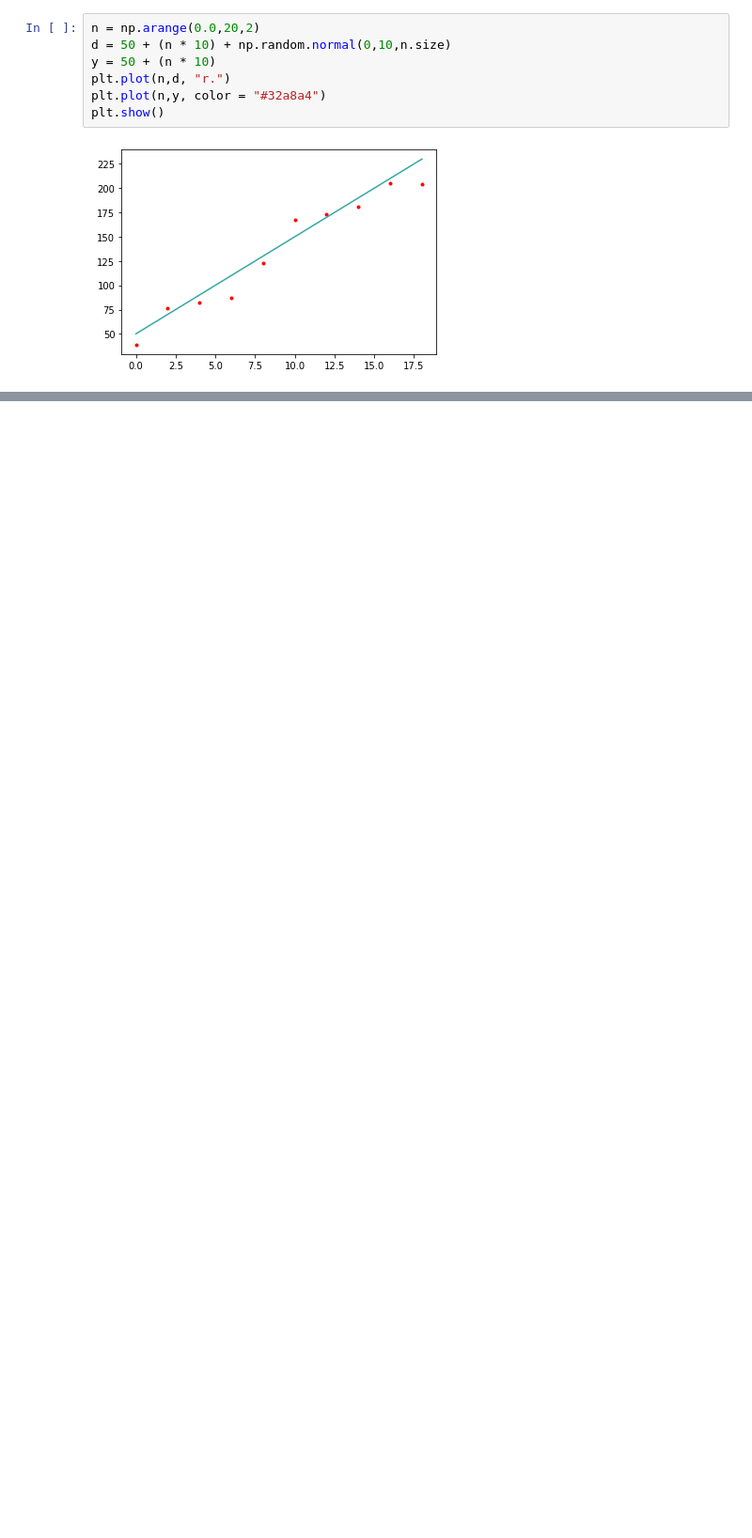
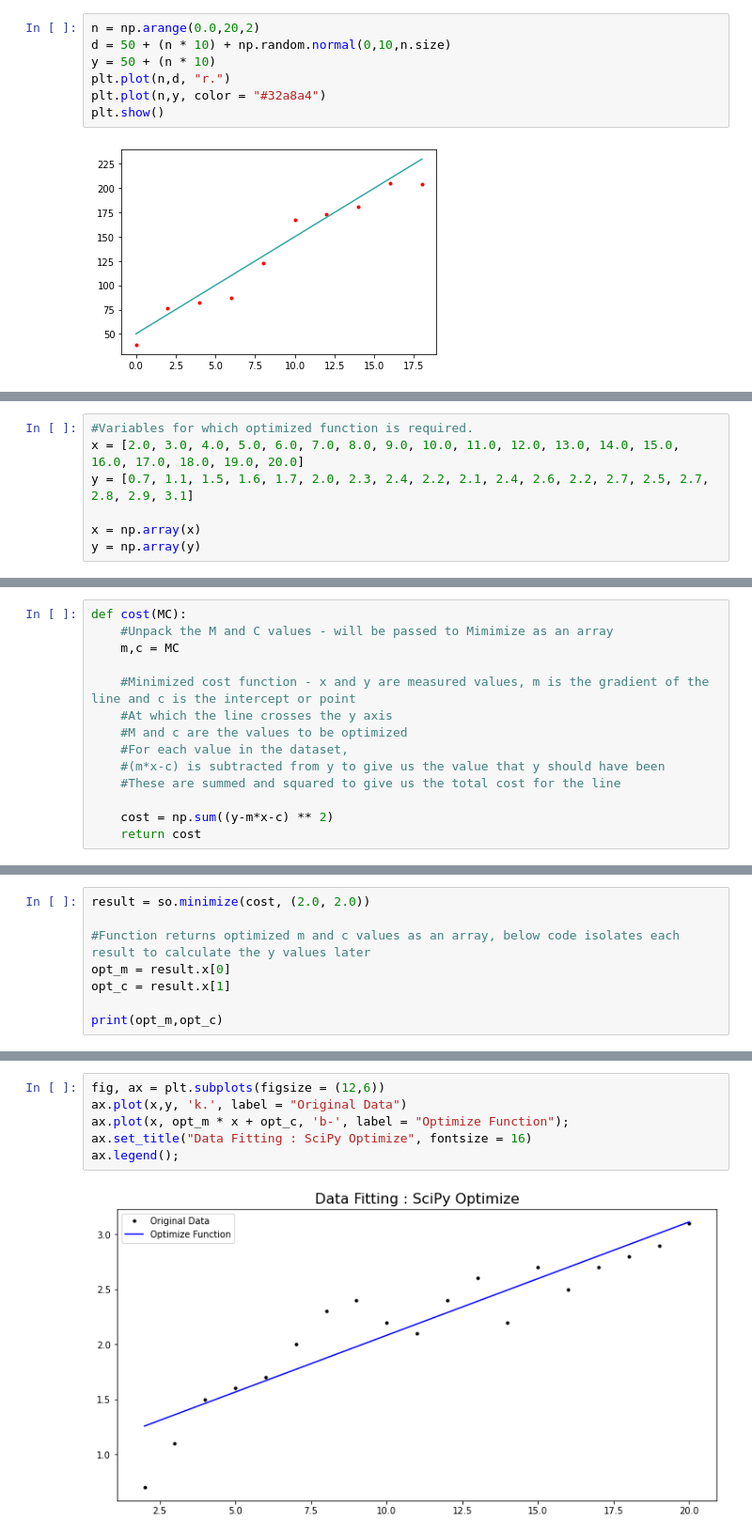
Before and after one commit to katemcg93/ML_Stats, a Jupyter notebook: Topic 2 - Models.ipynb, the cells around one changed output, grey strips where cells are left out. Shown at 94% size. Saved outputs shown, nothing was run; the diff lists cells and outputs as text; blank space fills up the shorter version.

```diff
--- a/Topic 2 - Models.ipynb
+++ b/Topic 2 - Models.ipynb
@@ -132,0 +153,7 @@ Minimizing a formula using differentiation involves taking the first derivative
+# %%
+#Variables for which optimized function is required.
+x = [2.0, 3.0, 4.0, 5.0, 6.0, 7.0, 8.0, 9.0, 10.0, 11.0, 12.0, 13.0, 14.0, 15.0, 16.0, 17.0, 18.0, 19.0, 20.0]
+y = [0.7, 1.1, 1.5, 1.6, 1.7, 2.0, 2.3, 2.4, 2.2, 2.1, 2.4, 2.6, 2.2, 2.7, 2.5, 2.7, 2.8, 2.9, 3.1]
+
+x = np.array(x)
+y = np.array(y)
@@ -132,0 +168,14 @@ Minimizing a formula using differentiation involves taking the first derivative
+# %%
+def cost(MC):
+    #Unpack the M and C values - will be passed to Mimimize as an array
+    m,c = MC
+
+    #Minimized cost function - x and y are measured values, m is the gradient of the line and c is the intercept or point
+    #At which the line crosses the y axis
+    #M and c are the values to be optimized
+    #For each value in the dataset,
+    #(m*x-c) is subtracted from y to give us the value that y should have been
+    #These are summed and squared to give us the total cost for the line
+
+    cost = np.sum((y-m*x-c) ** 2)
+    return cost
@@ -132,0 +184,8 @@ Minimizing a formula using differentiation involves taking the first derivative
+# %%
+result = so.minimize(cost, (2.0, 2.0))
+
+#Function returns optimized m and c values as an array, below code isolates each result to calculate the y values later
+opt_m = result.x[0]
+opt_c = result.x[1]
+
+print(opt_m,opt_c)
@@ -132,0 +198,8 @@ Minimizing a formula using differentiation involves taking the first derivative
+# %%
+fig, ax = plt.subplots(figsize = (12,6))
+ax.plot(x,y, 'k.', label = "Original Data")
+ax.plot(x, opt_m * x + opt_c, 'b-', label = "Optimize Function");
+ax.set_title("Data Fitting : SciPy Optimize", fontsize = 16)
+ax.legend();
+# %% [output]
+[figure, added]
```
Also changed, not shown: parts of 23 cells of this notebook.
